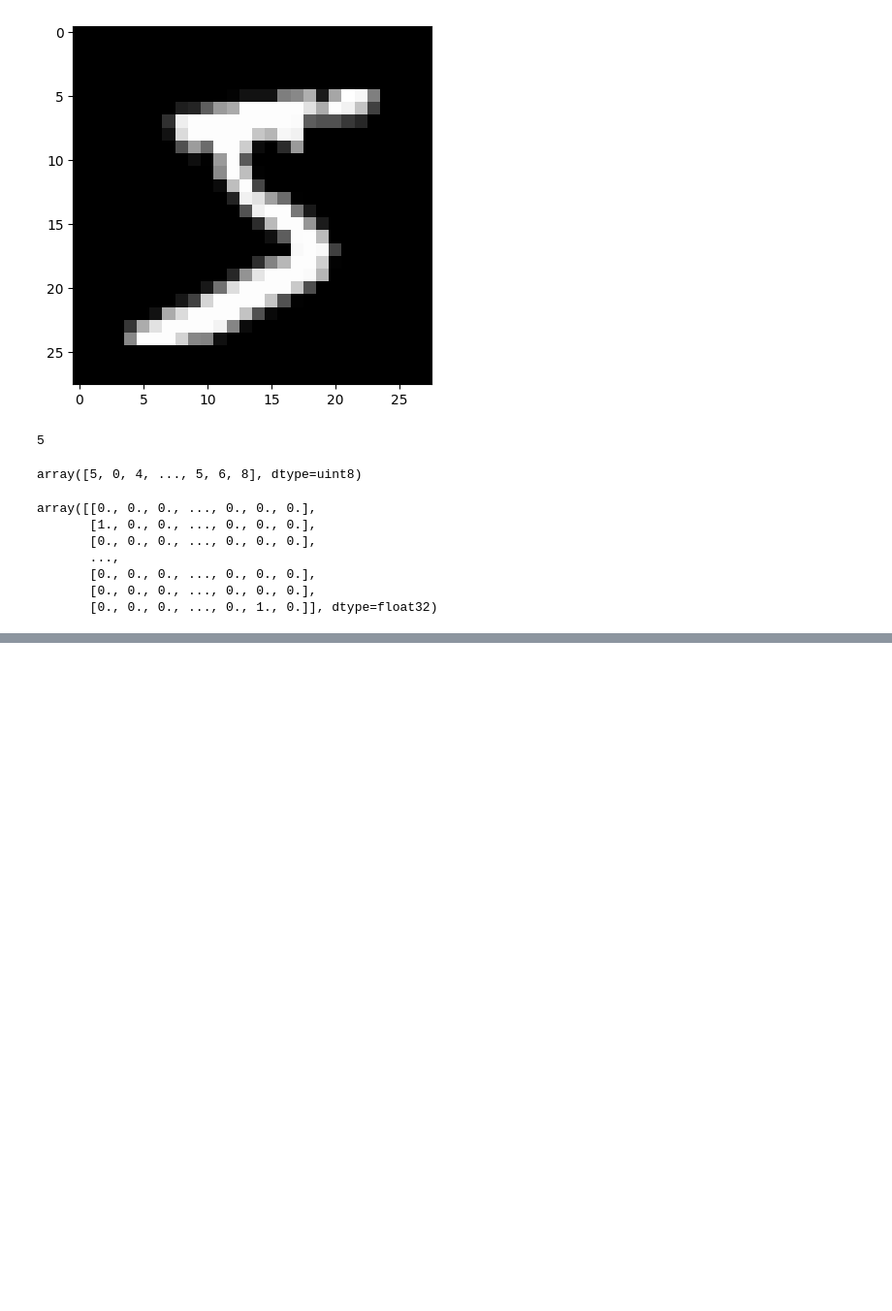
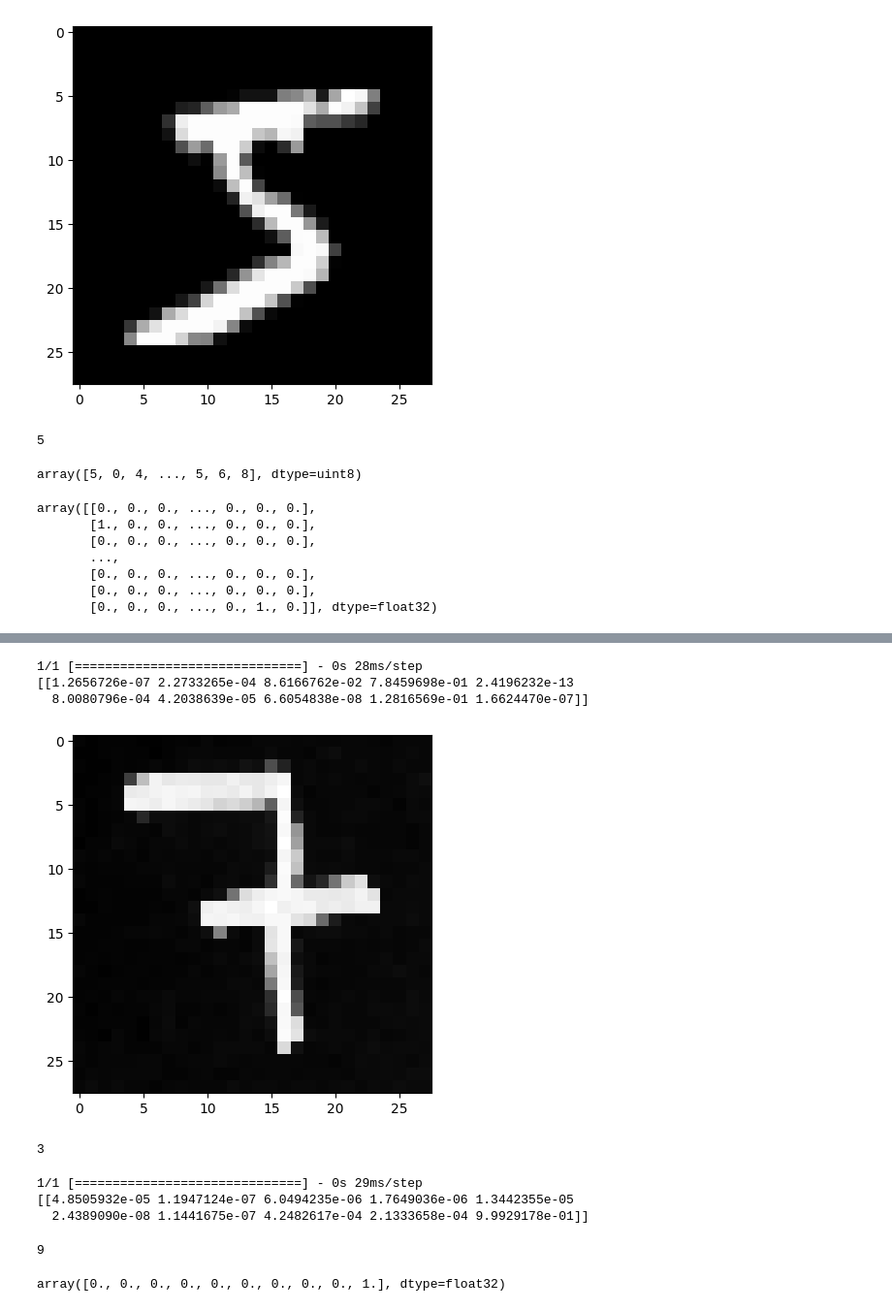
Before and after one commit to FatemeSafaei/Vision_Feb2023, a Jupyter notebook: 03_Deep Learning/05_FFNNProgramming/mnist.ipynb, the cells around one changed output, grey strips where cells are left out. Shown at 97% size. Saved outputs shown, nothing was run; the diff lists cells and outputs as text; code cells hidden in the pictures; blank space fills up the shorter version.

```diff
--- a/03_Deep Learning/05_FFNNProgramming/mnist.ipynb
+++ b/03_Deep Learning/05_FFNNProgramming/mnist.ipynb
@@ -84,0 +147,35 @@ print(test_loss, test_acc)
+# %%
+im_gray_resized = cv2.resize(im_gray_inverted, (28, 28))
+plt.imshow(im_gray_resized, cmap='gray')
+im_gray_flatten = im_gray_resized.reshape(1, 784)
+im_gray_normalized = im_gray_flatten.astype('float32')/255
+
+preds = model.predict(im_gray_normalized)
+print(preds)
+# %% [output]
+1/1 [==============================] - 0s 28ms/step
+[[1.2656726e-07 2.2733265e-04 8.6166762e-02 7.8459698e-01 2.4196232e-13
+  8.0080796e-04 4.2038639e-05 6.6054838e-08 1.2816569e-01 1.6624470e-07]]
+[figure, added]
+# %%
+predicted_label = np.argmax(preds)
+print(predicted_label)
+# %% [output]
+3
+# %%
+t_image = test_images[16].reshape(1, 784)
+preds = model.predict(t_image)
+print(preds)
+# %% [output]
+1/1 [==============================] - 0s 29ms/step
+[[4.8505932e-05 1.1947124e-07 6.0494235e-06 1.7649036e-06 1.3442355e-05
+  2.4389090e-08 1.1441675e-07 4.2482617e-04 2.1333658e-04 9.9929178e-01]]
+# %%
+predicted_label = np.argmax(preds)
+print(predicted_label)
+# %% [output]
+9
+# %%
+test_labels[16]
+# %% [output]
+array([0., 0., 0., 0., 0., 0., 0., 0., 0., 1.], dtype=float32)
```
Also changed, not shown: parts of 9 cells of this notebook, 2 other files.
